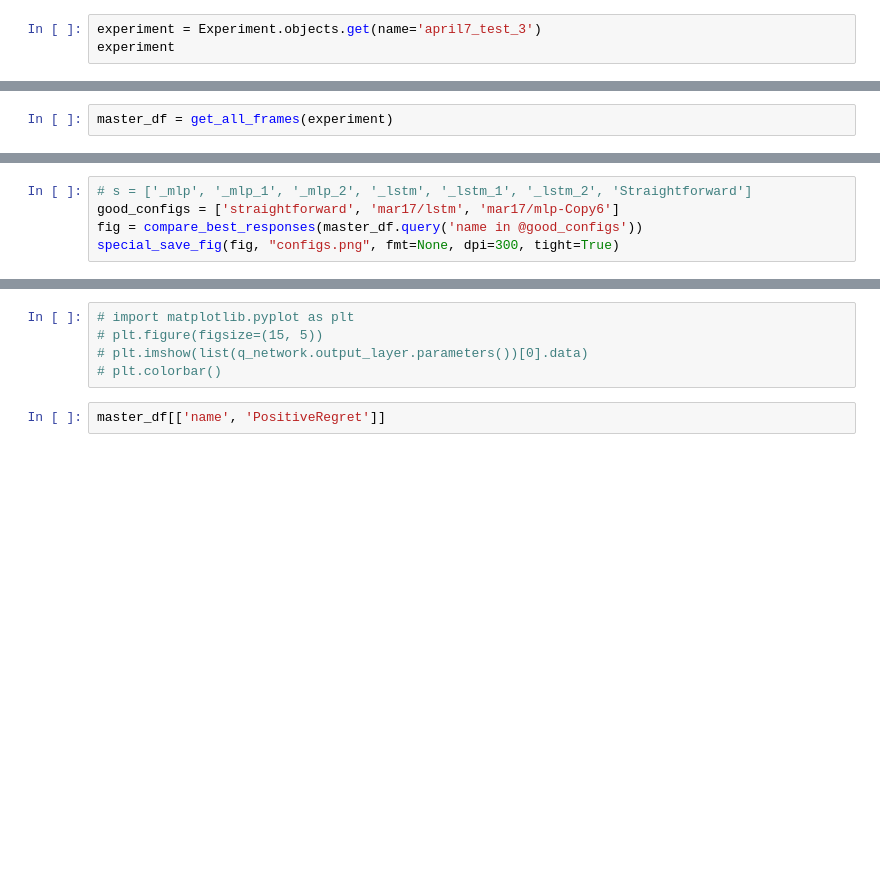
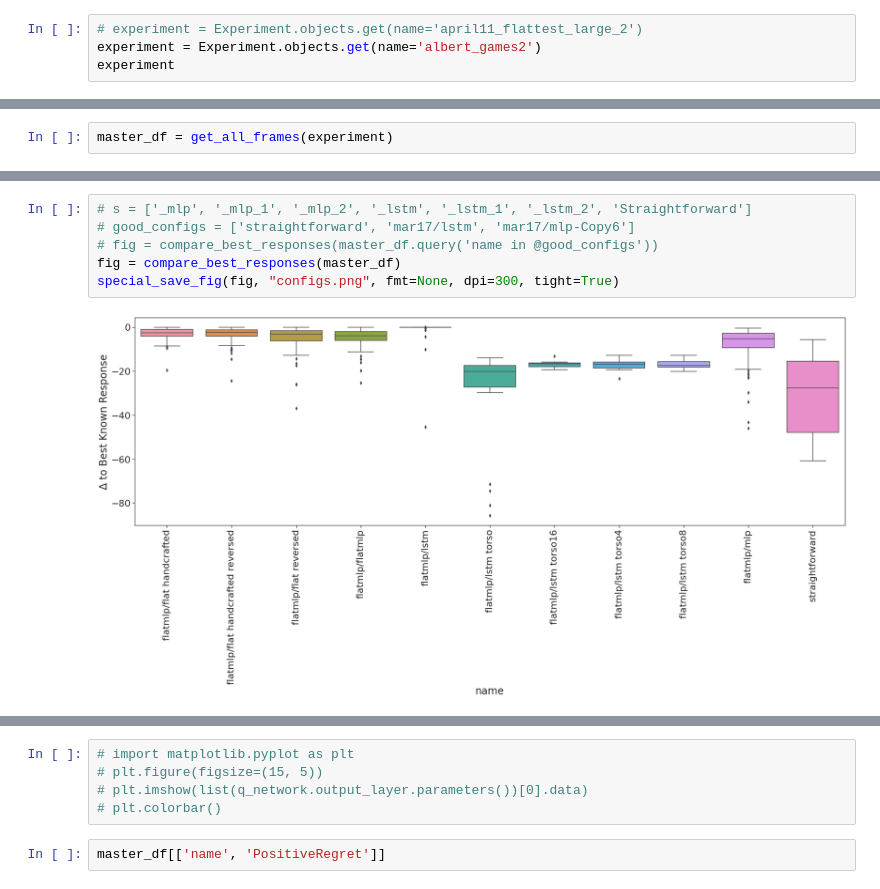
Before and after one commit to newmanne/open_spiel, a Jupyter notebook: open_spiel/python/examples/notebooks/ApproxNashConvEval.ipynb, the cells around one changed output, grey strips where cells are left out. Saved outputs shown, nothing was run; the diff lists cells and outputs as text; blank space fills up the shorter version.

```diff
--- a/open_spiel/python/examples/notebooks/ApproxNashConvEval.ipynb
+++ b/open_spiel/python/examples/notebooks/ApproxNashConvEval.ipynb
@@ -32,4 +35,5 @@ os.environ["DJANGO_ALLOW_ASYNC_UNSAFE"] = "true"
 # %%
-experiment = Experiment.objects.get(name='april7_test_3')
+# experiment = Experiment.objects.get(name='april11_flattest_large_2')
+experiment = Experiment.objects.get(name='albert_games2')
 experiment
 # %% [output]
@@ -66,5 +47,8 @@ Loading BokehJS ...
 # %%
 # s = ['_mlp', '_mlp_1', '_mlp_2', '_lstm', '_lstm_1', '_lstm_2', 'Straightforward']
-good_configs = ['straightforward', 'mar17/lstm', 'mar17/mlp-Copy6']
-fig = compare_best_responses(master_df.query('name in @good_configs'))
+# good_configs = ['straightforward', 'mar17/lstm', 'mar17/mlp-Copy6']
+# fig = compare_best_responses(master_df.query('name in @good_configs'))
+fig = compare_best_responses(master_df)
 special_save_fig(fig, "configs.png", fmt=None, dpi=300, tight=True)
+# %% [output]
+[figure, added]
```
Also changed, not shown: parts of 11 cells of this notebook, 12 other files.
